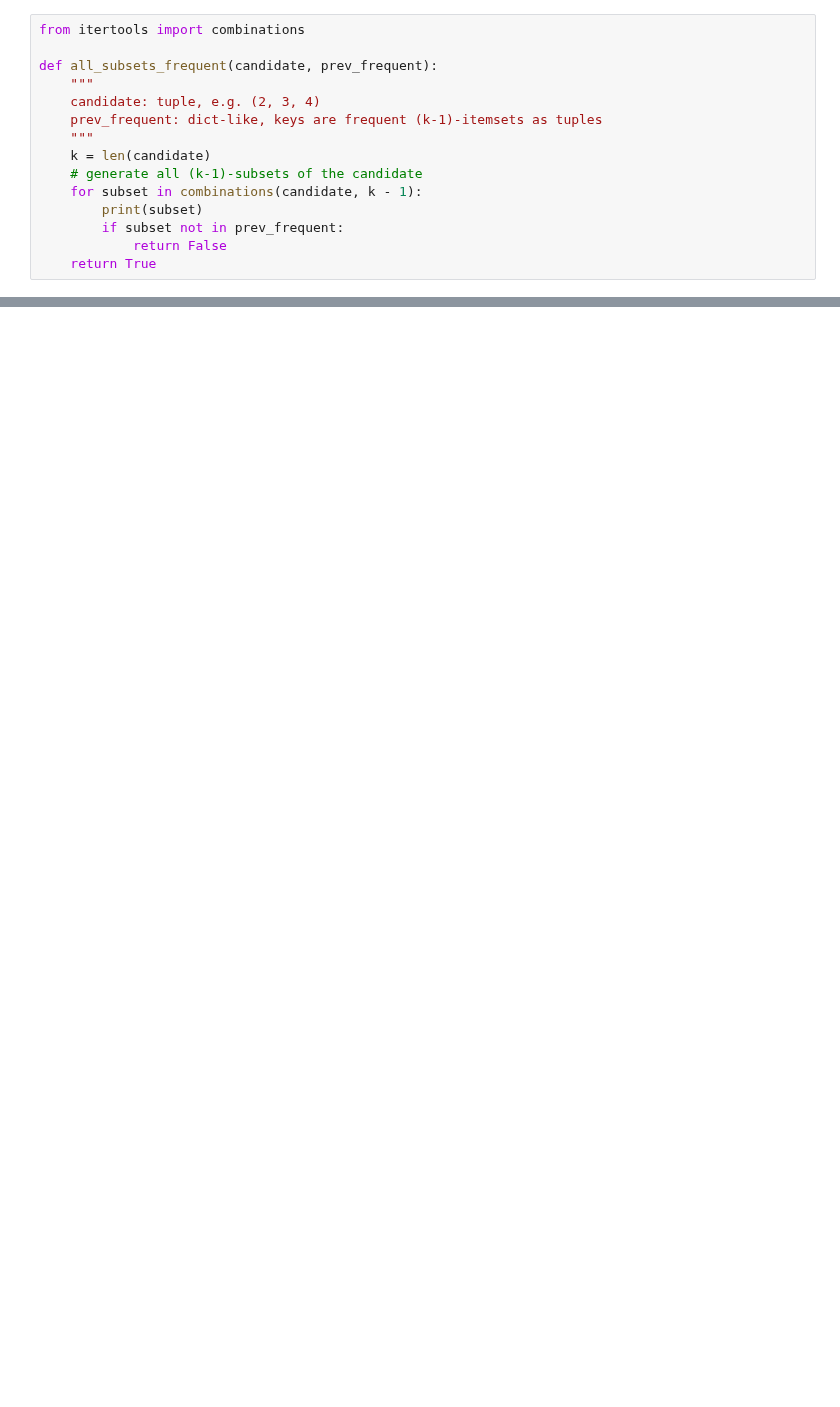
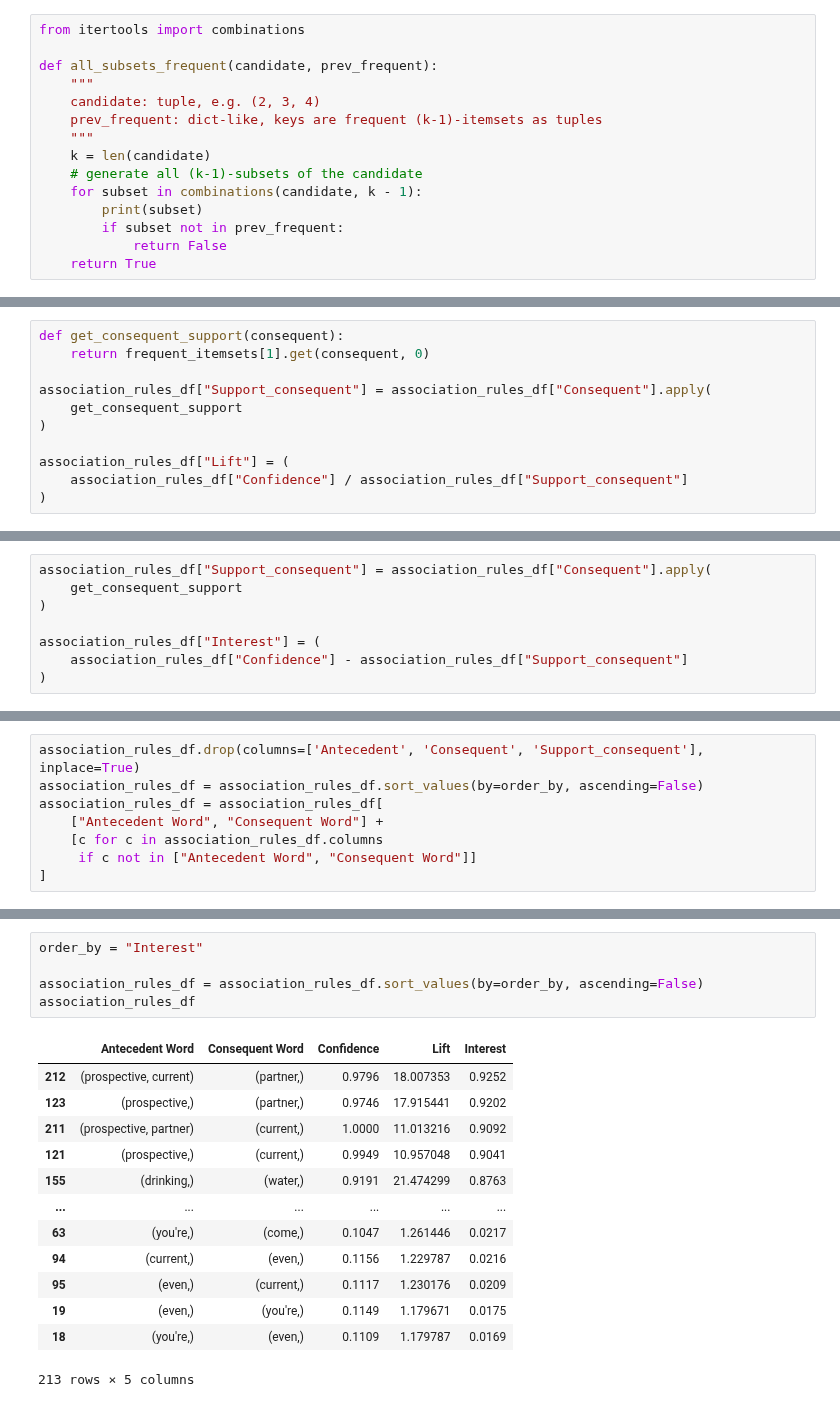
Before and after one commit to andregodinhodtu/02807_Comp_tools_project_group_02, a Jupyter notebook: notebooks/frequent_itemsets_final.ipynb, the cells around one changed output, grey strips where cells are left out. Drawn from its saved outputs; the diff is of its cells as text; blank space fills up the shorter version.

```diff
--- a/notebooks/frequent_itemsets_final.ipynb
+++ b/notebooks/frequent_itemsets_final.ipynb
@@ -474,0 +369,11 @@ Top itemsets by support:
+# %%
+def get_consequent_support(consequent):
+    return frequent_itemsets[1].get(consequent, 0)
+
+association_rules_df["Support_consequent"] = association_rules_df["Consequent"].apply(
+    get_consequent_support
+)
+
+association_rules_df["Lift"] = (
+    association_rules_df["Confidence"] / association_rules_df["Support_consequent"]
+)
@@ -474,0 +382,8 @@ Top itemsets by support:
+# %%
+association_rules_df["Support_consequent"] = association_rules_df["Consequent"].apply(
+    get_consequent_support
+)
+
+association_rules_df["Interest"] = (
+    association_rules_df["Confidence"] - association_rules_df["Support_consequent"]
+)
@@ -474,0 +396,8 @@ Top itemsets by support:
+# %%
+association_rules_df.drop(columns=['Antecedent', 'Consequent', 'Support_consequent'], inplace=True)
+association_rules_df = association_rules_df.sort_values(by=order_by, ascending=False)
+association_rules_df = association_rules_df[
+    ["Antecedent Word", "Consequent Word"] +
+    [c for c in association_rules_df.columns
+     if c not in ["Antecedent Word", "Consequent Word"]]
+]
@@ -475 +418,20 @@ Top itemsets by support:
+# %%
+order_by = "Interest"
+
+association_rules_df = association_rules_df.sort_values(by=order_by, ascending=False)
+association_rules_df
+# %% [output]
+|  | Antecedent Word | Consequent Word | Confidence | Lift | Interest |
+| 212 | (prospective, current) | (partner,) | 0.9796 | 18.007353 | 0.9252 |
+| 123 | (prospective,) | (partner,) | 0.9746 | 17.915441 | 0.9202 |
+| 211 | (prospective, partner) | (current,) | 1.0000 | 11.013216 | 0.9092 |
+| 121 | (prospective,) | (current,) | 0.9949 | 10.957048 | 0.9041 |
+| 155 | (drinking,) | (water,) | 0.9191 | 21.474299 | 0.8763 |
+| ... | ... | ... | ... | ... | ... |
+| 63 | (you're,) | (come,) | 0.1047 | 1.261446 | 0.0217 |
+| 94 | (current,) | (even,) | 0.1156 | 1.229787 | 0.0216 |
+| 95 | (even,) | (current,) | 0.1117 | 1.230176 | 0.0209 |
+| 19 | (even,) | (you're,) | 0.1149 | 1.179671 | 0.0175 |
+| 18 | (you're,) | (even,) | 0.1109 | 1.179787 | 0.0169 |
+213 rows × 5 columns
 # %% [markdown]
```
Also changed, not shown: parts of 35 cells of this notebook, 1 other file.
